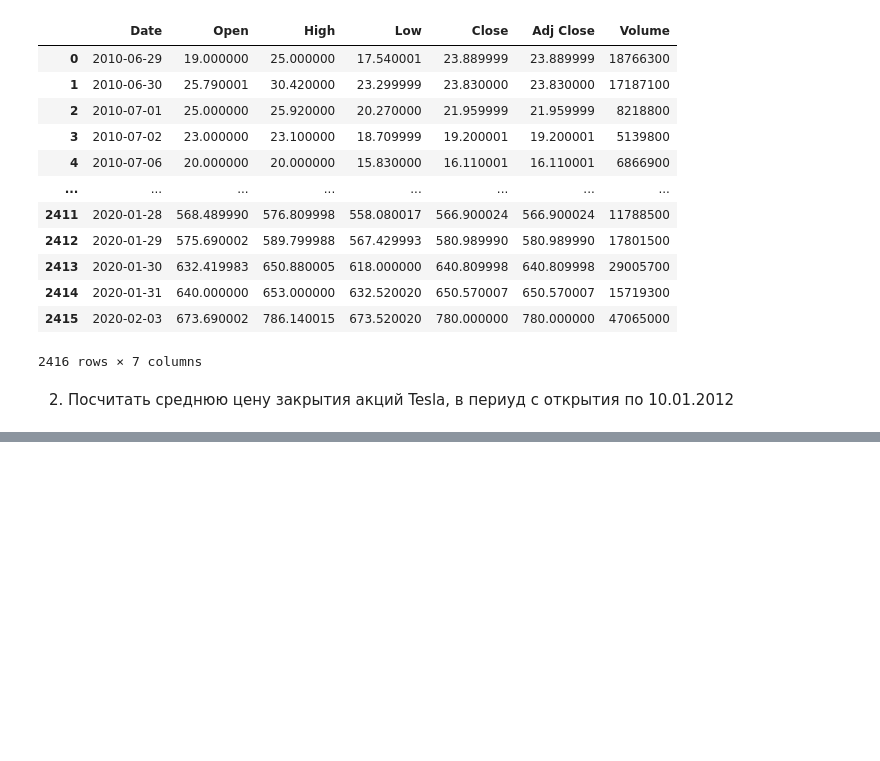
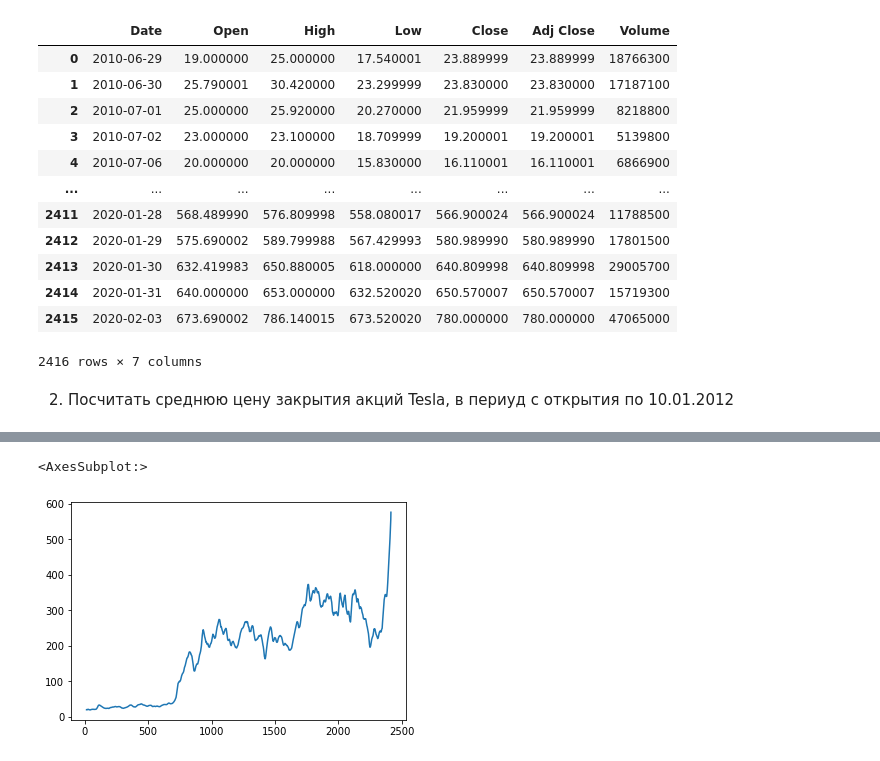
Before and after one commit to BalalaikaBear/-MAI-Repository, a Jupyter notebook: Exercise 10 Pandas.ipynb, the cells around one changed output, grey strips where cells are left out. Saved outputs shown, nothing was run; the diff lists cells and outputs as text; code cells hidden in the pictures; blank space fills up the shorter version.

```diff
--- a/Exercise 10 Pandas.ipynb
+++ b/Exercise 10 Pandas.ipynb
@@ -33,0 +66,5 @@ ValueError: The truth value of a Series is ambiguous. Use a.empty, a.bool(), a.i
+# %%
+df.Close.rolling(window=15).mean().plot()
+# %% [output]
+<AxesSubplot:>
+[figure, added]
```
Also changed, not shown: parts of 9 cells of this notebook.
